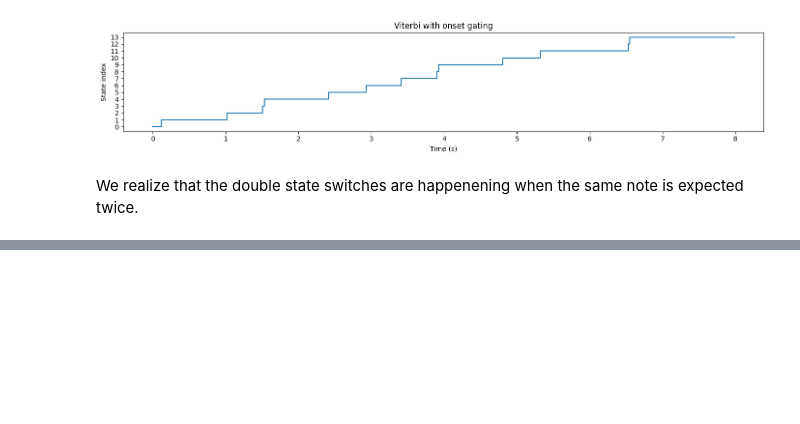
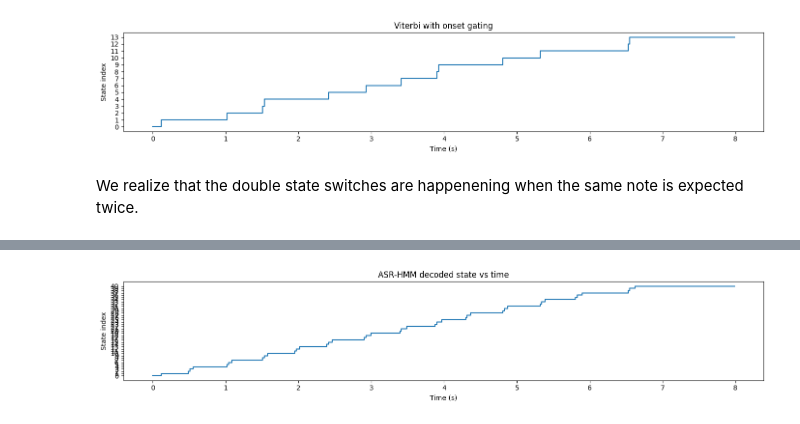
Before and after one commit to schakk34/piano_accuracy, a Jupyter notebook: HMM.ipynb, the cells around one changed output, grey strips where cells are left out. Saved outputs shown, nothing was run; the diff lists cells and outputs as text; code cells hidden in the pictures; blank space fills up the shorter version.

```diff
--- a/HMM.ipynb
+++ b/HMM.ipynb
@@ -422,0 +491,20 @@ We realize that the double state switches are happenening when the same note is
+# %%
+def silence_template(n_bins):
+    # simple: uniform low template (after column-normalization in emissions, this acts like "no strong pitch")
+    tpl = np.ones(n_bins, float)
+    tpl /= (np.linalg.norm(tpl) + 1e-9)
+    return tpl
+
+def build_ASR_templates(states, fmin, n_bins, bins_per_octave, window=1):
+    """
+    For A and S: harmonic note template.
+    For R: silence/noise template.
+    """
+    sil = silence_template(n_bins)
+    TPL = []
+    for st in states:
+        if st["phase"] in ("A", "S"):
+            TPL.append(note_template_cqt(st["pitch"], fmin, n_bins, bins_per_octave, window=window))
+        else:
+            TPL.append(sil)
+    return np.stack(TPL, axis=0)
@@ -422,0 +607,32 @@ We realize that the double state switches are happenening when the same note is
+# %%
+mp3_path = "practiceode.mp3"
+hop_length = 512
+C, y, sr = mp3_to_cqt_db(mp3_path, sr=sr, hop_length=hop_length)
+bpm_ref = 120
+dt_ms = dt_ms_from_cqt(sr, hop_length)
+
+states3, A3, pi3 = build_ASR_states(
+    ode15, beats, bpm_ref, dt_ms,
+    frac_attack=0.15, frac_release=0.15,
+    min_A=1, min_S=3, min_R=1
+)
+
+S = len(states3)
+is_attack = np.array([st["phase"] == "A" for st in states3], dtype=bool)
+
+TPL3 = build_ASR_templates(states3, fmin=fmin, n_bins=C.shape[0], bins_per_octave=12, window=1)
+on01 = onset_strength_envelope(y, sr, hop_length)
+
+B3, scores3 = emissions_ASR(
+    C, TPL3, on01, states3,
+    scale_pitch=2.0,
+    w_attack_onset=2.5,
+    w_sustain_onset=-0.3,
+    w_release_onset=-1.0,
+    w_release_energy=-0.6
+)
+
+path3, dp3 = viterbi_ASR(A3, pi3, B3, on01=on01, is_attack=is_attack, bonus=5.0)
+plot_state_path(path3, sr, hop_length, title="ASR-HMM decoded state vs time")
+# %% [output]
+[figure, added]
```
Also changed, not shown: parts of 10 cells of this notebook.
